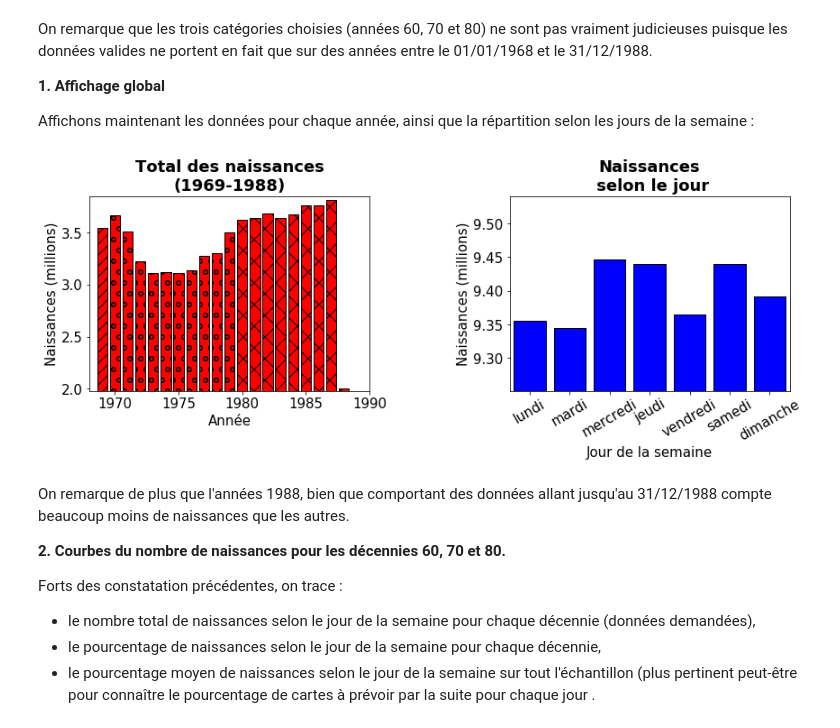
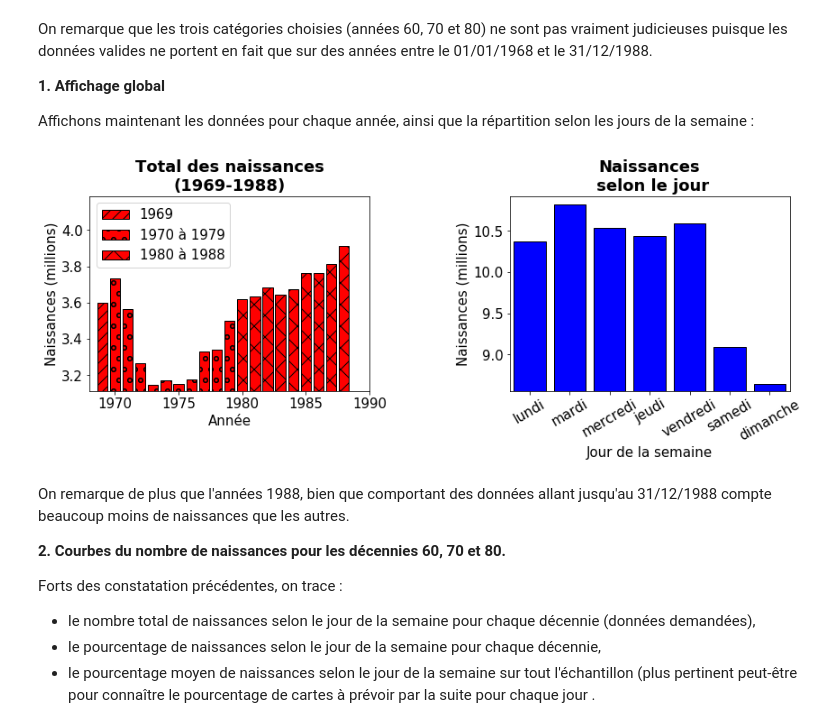
Before and after one commit to SmellyArmure/04-Jupyter, a Jupyter notebook: Exo-CartesVoeux/Exo-CartesVoeux.ipynb, the cells around one changed output. Cells and saved outputs as stored; diff of their text form; code cells hidden in the pictures.

```diff
--- a/Exo-CartesVoeux/Exo-CartesVoeux.ipynb
+++ b/Exo-CartesVoeux/Exo-CartesVoeux.ipynb
@@ -114,10 +132,0 @@ Name: 120, dtype: object
-# %%
-# ajout d'une nouvelle colonne indiquant le nom du jour de naissance
-
-day_week = [calendar.day_name[birth_df4.iloc[i].date.weekday()] for i in range(birth_df4.index.size)]
-nb_day_week = [birth_df4.iloc[i].date.weekday() for i in range(birth_df4.index.size)]
-
-day_week_ser = pd.Series(day_week)
-nb_day_week_ser = pd.Series(nb_day_week)
-birth_df4["day_week"] = day_week_ser
-#birth_df4["nb_day_week"] = nb_day_week_ser
@@ -138,0 +133,13 @@ Nbe de lignes, après nettoyage : 14265
+# %%
+# ajout d'une nouvelle colonne indiquant le numéro (utile par la suite pour l'ordre de l'affichage des jours dans les graphes) et le nom du jour de naissance
+
+ind = birth_df4.index
+nb_day_week = [birth_df4.date.loc[i].weekday() for i in ind]
+day_week = [calendar.day_name[birth_df4.date.loc[i].weekday()] for i in ind]
+nb_day_week_ser = pd.Series(nb_day_week,index = ind)
+day_week_ser = pd.Series(day_week,index = ind)
+new_df = pd.DataFrame({'nb_day_week': nb_day_week_ser, 'day_week': day_week_ser})
+
+birth_df5 = pd.concat([birth_df4,new_df], axis=1)
+
+birth_df5.tail(3)
@@ -144,9 +156,9 @@ __0. Pré-visualisation globale__
 Créons deux tableaux pertinents pour les tracés ultérieurs...
 # %%
 # Tableau dynamique du nombre de naissances en fonction du jour de la semaine pour les trois décennies
-masque = pd.cut(birth_df3['year'], np.array([1960,1970,1980,1990]))
+masque = pd.cut(birth_df5['year'], np.array([1960,1970,1980,1990]))
 
-birth_pt = birth_df3.pivot_table('births', index = [masque], columns = ['nb_day_week', 'day_week'], aggfunc = "sum")
+birth_pt0 = birth_df5.pivot_table('births', index = [masque], columns = ['nb_day_week', 'day_week'], aggfunc = "sum")
 #dftest = birth_df3.reindex(birth_pt['day_week'].sort_values(by=2012, ascending=False).index)
-birth_pt
+birth_pt0
 # %% [output]
@@ -159,6 +171,6 @@ birth_pt
 # %%
 # tableau dynamique du nombre de naissances par année
-birth_pt1 = birth_df3.pivot_table('births', index = 'year', aggfunc = "sum")
+birth_pt1 = birth_df5.pivot_table('births', index = 'year', aggfunc = "sum")
 birth_pt1.head(3)
 # %% [output]
 |  | births |
@@ -197,40 +209,40 @@ x1_2 = x1[x1.index(1970):x1.index(1980)]
 y1_2 = y1[x1.index(1970):x1.index(1980)]
 x1_3 = x1[x1.index(1980):]
 y1_3 = y1[x1.index(1980):]
 y1_min = np.min(y1)*0.99/1e6
-y1_max = np.max(y1)*1.01/1e6
+y1_max = np.max(y1)*1.07/1e6
 
-plot1.bar(x1_1, y1_1/1e6, color = 'red', edgecolor='k', hatch='//')
-plot1.bar(x1_2, y1_2/1e6, color = 'red', edgecolor='k', hatch='o')
-plot1.bar(x1_3, y1_3/1e6, color = 'red', edgecolor='k', hatch='x')
+plot1.bar(x1_1, y1_1/1e6, color = 'red', edgecolor='k', hatch='//', label='1969')
+plot1.bar(x1_2, y1_2/1e6, color = 'red', edgecolor='k', hatch='o', label='1970 à 1979')
+plot1.bar(x1_3, y1_3/1e6, color = 'red', edgecolor='k', hatch='x', label='1980 à 1988')
 ax1 = plt.title("Total des naissances\n(1969-1988)",fontweight="bold")
 plt.xlabel("Année")
 plt.ylabel("Naissances (millions)")
 plt.axis([1968 ,1990 , y1_min, y1_max])
+plt.legend()
 
 # Valeur absolue globale du nombre de naissances pour chaque jour de la semaine
 
 plot2 = plt.subplot(1, 2, 2)
 
+y2 = birth_pt0.iloc[0].values + birth_pt0.iloc[1].values + birth_pt0.iloc[2].values
 x2 = range(len(y2))
-y2 = birth_pt.iloc[0].values + birth_pt.iloc[1].values + birth_pt.iloc[2].values
 ind = ['lundi', 'mardi', 'mercredi', 'jeudi', 'vendredi', 'samedi', 'dimanche']
-#ind = birth_pt.iloc[0].index
 y2_min = np.min(y2)*0.99/1e6
 y2_max = np.max(y2)*1.01/1e6
 
 plot2.bar(x2, y2/1e6, color = 'blue', edgecolor='k', label='naissances' )
 ax2 = plt.title("Naissances\n selon le jour",fontweight="bold")
 plt.xlabel("Jour de la semaine")
 plt.ylabel("Naissances (millions)")
 plt.axis([-0.5, 6.5, y2_min, y2_max])
 plt.xticks(range(7), ind, rotation=30)
 
 plt.gcf().subplots_adjust(left = 0.1, bottom = 0.2, right = 0.7, top = 1.2, wspace = 0.5, hspace = 0.2)
 
 plt.show()
 # %% [output]
-[figure, old version]
+[figure, new version]
 # %% [markdown]
 On remarque de plus que l'années 1988, bien que comportant des données allant jusqu'au 31/12/1988 compte beaucoup moins de naissances que les autres.
 
```
Also changed, not shown: parts of 15 cells of this notebook.
